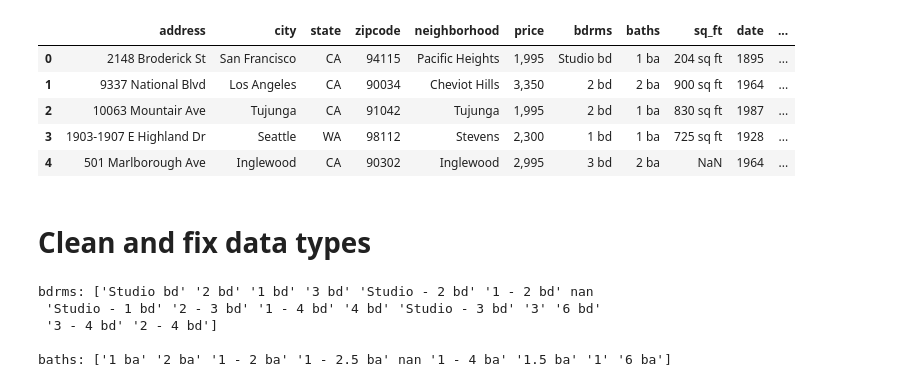
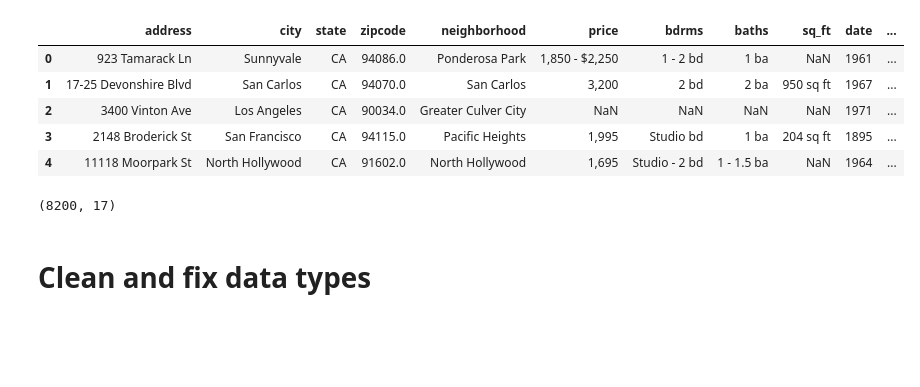
Before and after one commit to john-lassetter/Metis_Projects, a Jupyter notebook: Linear Regression/apartment_rent_regression.ipynb, the cells around one changed output. Saved outputs shown, nothing was run; the diff lists cells and outputs as text; code cells hidden in the pictures; blank space fills up the shorter version.

```diff
--- a/Linear Regression/apartment_rent_regression.ipynb
+++ b/Linear Regression/apartment_rent_regression.ipynb
@@ -4,3 +7,5 @@ import pandas as pd
 import matplotlib.pyplot as plt
 %matplotlib inline
 import seaborn as sns
+sns.set_theme(font_scale=1.5, style='whitegrid')
+pd.set_option('display.max_colwidth', 200) #needed to see long urls
@@ -10,22 +67,16 @@ import seaborn as sns
 # %%
-df = pd.read_csv('apartments_data_checkpoint_09-22-2021-14-24-55.csv')
+df = pd.read_csv('apt_data_west_coast.csv')
 df.head()
 # %% [output]
 |  | address | city | state | zipcode | neighborhood | price | bdrms | baths | sq_ft | date | ... |
-| 0 | 2148 Broderick St | San Francisco | CA | 94115 | Pacific Heights | 1,995 | Studio bd | 1 ba | 204 sq ft | 1895 | ... |
-| 1 | 9337 National Blvd | Los Angeles | CA | 90034 | Cheviot Hills | 3,350 | 2 bd | 2 ba | 900 sq ft | 1964 | ... |
-| 2 | 10063 Mountair Ave | Tujunga | CA | 91042 | Tujunga | 1,995 | 2 bd | 1 ba | 830 sq ft | 1987 | ... |
-| 3 | 1903-1907 E Highland Dr | Seattle | WA | 98112 | Stevens | 2,300 | 1 bd | 1 ba | 725 sq ft | 1928 | ... |
-| 4 | 501 Marlborough Ave | Inglewood | CA | 90302 | Inglewood | 2,995 | 3 bd | 2 ba | NaN | 1964 | ... |
+| 0 | 923 Tamarack Ln | Sunnyvale | CA | 94086.0 | Ponderosa Park | 1,850 - $2,250 | 1 - 2 bd | 1 ba | NaN | 1961 | ... |
+| 1 | 17-25 Devonshire Blvd | San Carlos | CA | 94070.0 | San Carlos | 3,200 | 2 bd | 2 ba | 950 sq ft | 1967 | ... |
+| 2 | 3400 Vinton Ave | Los Angeles | CA | 90034.0 | Greater Culver City | NaN | NaN | NaN | NaN | 1971 | ... |
+| 3 | 2148 Broderick St | San Francisco | CA | 94115.0 | Pacific Heights | 1,995 | Studio bd | 1 ba | 204 sq ft | 1895 | ... |
+| 4 | 11118 Moorpark St | North Hollywood | CA | 91602.0 | North Hollywood | 1,695 | Studio - 2 bd | 1 - 1.5 ba | NaN | 1964 | ... |
+# %%
+df.shape
+# %% [output]
+(8200, 17)
 # %% [markdown]
 # Clean and fix data types
-# %%
-print('bdrms:', df2.bdrms.unique())
-print()
-print('baths:', df2.baths.unique())
-# %% [output]
-bdrms: ['Studio bd' '2 bd' '1 bd' '3 bd' 'Studio - 2 bd' '1 - 2 bd' nan
- 'Studio - 1 bd' '2 - 3 bd' '1 - 4 bd' '4 bd' 'Studio - 3 bd' '3' '6 bd'
- '3 - 4 bd' '2 - 4 bd']
-
-baths: ['1 ba' '2 ba' '1 - 2 ba' '1 - 2.5 ba' nan '1 - 4 ba' '1.5 ba' '1' '6 ba']
```
Also changed, not shown: parts of 106 cells of this notebook.
